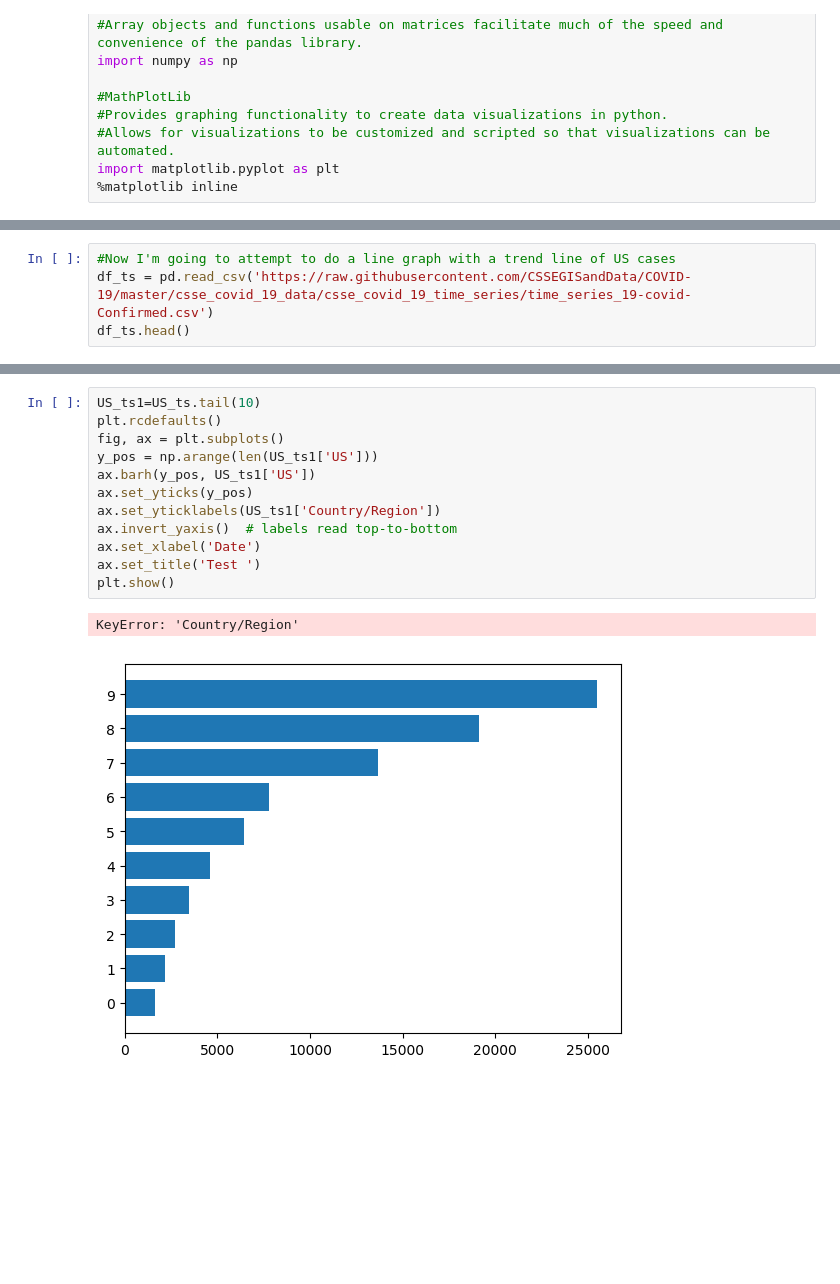
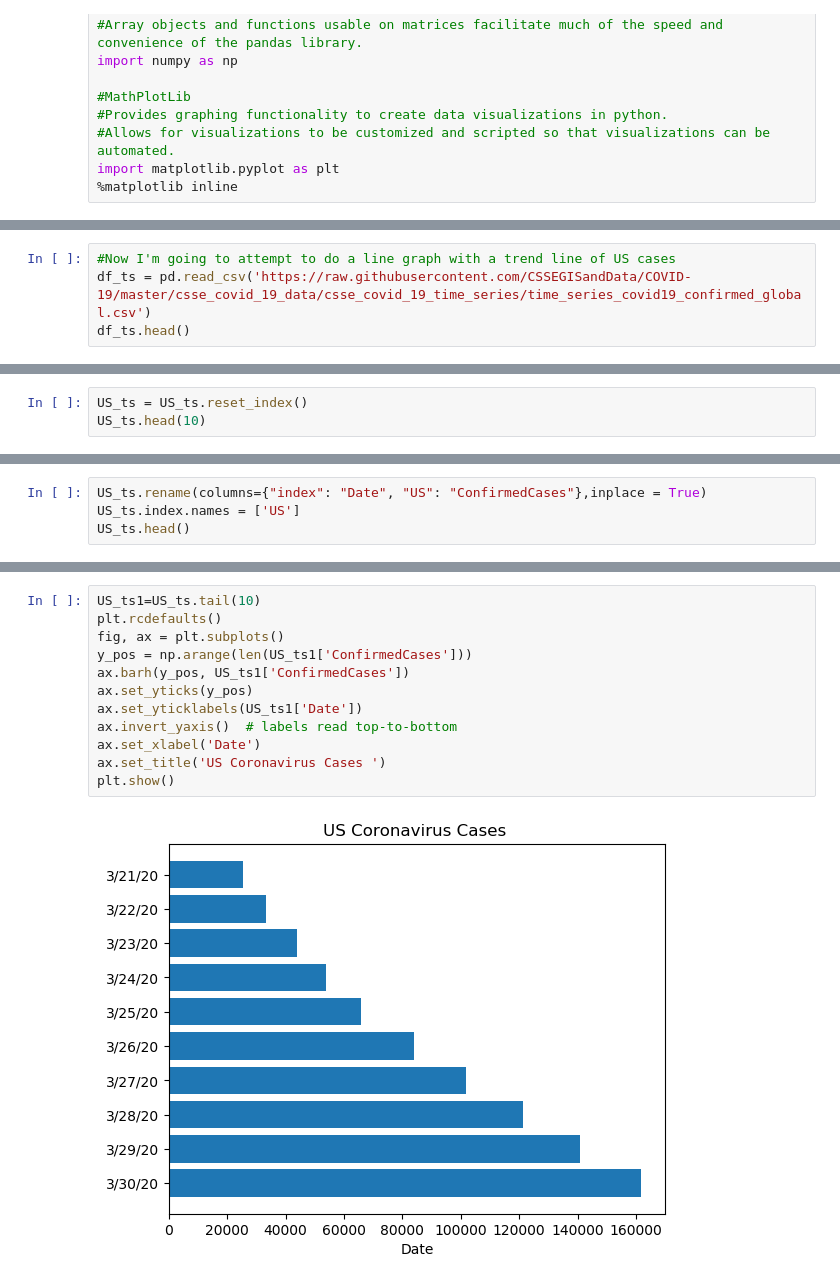
Before and after one commit to TechDancer/Learning, a Jupyter notebook: Experimenting with COVID Data.ipynb, the cells around one changed output, grey strips where cells are left out. Drawn from its saved outputs; the diff is of its cells as text; blank space fills up the shorter version.

```diff
--- a/Experimenting with COVID Data.ipynb
+++ b/Experimenting with COVID Data.ipynb
@@ -157,6 +262,6 @@ plt.show()
 # %%
 #Now I'm going to attempt to do a line graph with a trend line of US cases
-df_ts = pd.read_csv('https://raw.githubusercontent.com/CSSEGISandData/COVID-19/master/csse_covid_19_data/csse_covid_19_time_series/time_series_19-covid-Confirmed.csv')
+df_ts = pd.read_csv('https://raw.githubusercontent.com/CSSEGISandData/COVID-19/master/csse_covid_19_data/csse_covid_19_time_series/time_series_covid19_confirmed_global.csv')
 df_ts.head()
 # %% [output]
 |  | Province/State | Country/Region | Lat | Long | 1/22/20 | 1/23/20 | 1/24/20 | 1/25/20 | 1/26/20 | ... |
@@ -216,0 +318,3 @@ US_ts.tail(10)
+# %%
+US_ts = US_ts.reset_index()
+US_ts.head(10)
@@ -216,0 +333,4 @@ US_ts.tail(10)
+# %%
+US_ts.rename(columns={"index": "Date", "US": "ConfirmedCases"},inplace = True)
+US_ts.index.names = ['US']
+US_ts.head()
@@ -259,15 +409,14 @@ US_ts.tail(20).plot(figsize=(14,8), style='.-')
 # %%
 US_ts1=US_ts.tail(10)
 plt.rcdefaults()
 fig, ax = plt.subplots()
-y_pos = np.arange(len(US_ts1['US']))
-ax.barh(y_pos, US_ts1['US'])
+y_pos = np.arange(len(US_ts1['ConfirmedCases']))
+ax.barh(y_pos, US_ts1['ConfirmedCases'])
 ax.set_yticks(y_pos)
-ax.set_yticklabels(US_ts1['Country/Region'])
+ax.set_yticklabels(US_ts1['Date'])
 ax.invert_yaxis()  # labels read top-to-bottom
 ax.set_xlabel('Date')
-ax.set_title('Test ')
+ax.set_title('US Coronavirus Cases ')
 plt.show()
 # %% [output]
-KeyError: 'Country/Region'
-[figure, old version]
+[figure, new version]
```
Also changed, not shown: parts of 37 cells of this notebook.
